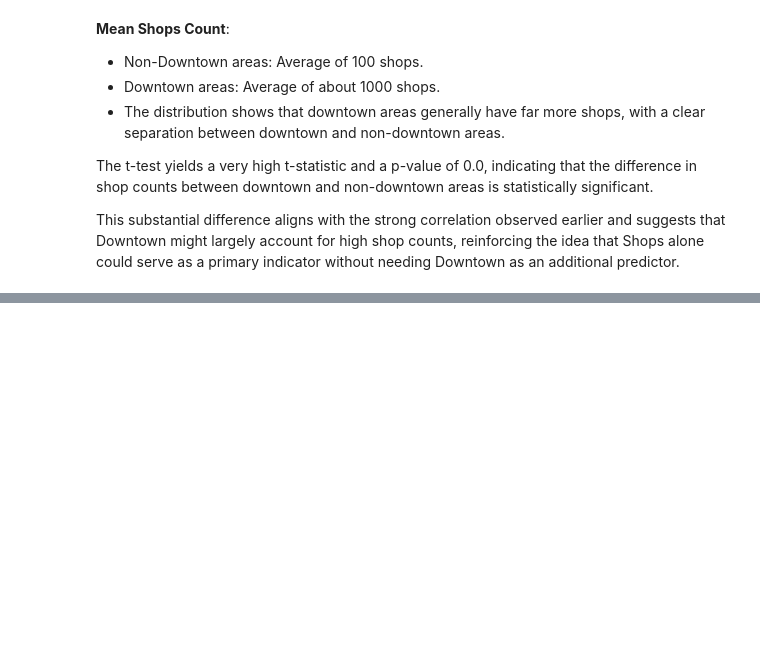
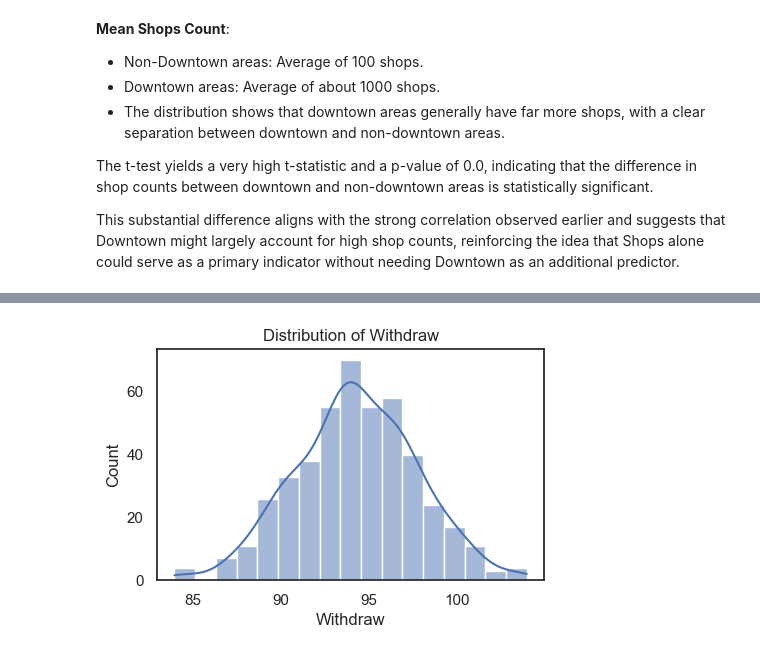
Before and after one commit to ekg-21/econ3203_Y, a Jupyter notebook: eda_notebook.ipynb, the cells around one changed output, grey strips where cells are left out. Saved outputs shown, nothing was run; the diff lists cells and outputs as text; code cells hidden in the pictures; blank space fills up the shorter version.

```diff
--- a/eda_notebook.ipynb
+++ b/eda_notebook.ipynb
@@ -379,0 +431,10 @@ This substantial difference aligns with the strong correlation observed earlier
+# %%
+"""
+So maybe we can use withdraw as 83 as our cutoff
+"""
+high_withdraw = atm[atm['Withdraw'] > 83].copy()
+sns.histplot(high_withdraw['Withdraw'], kde=True)
+plt.title('Distribution of Withdraw')
+plt.show()
+# %% [output]
+[figure, added]
```
Also changed, not shown: parts of 23 cells of this notebook.
